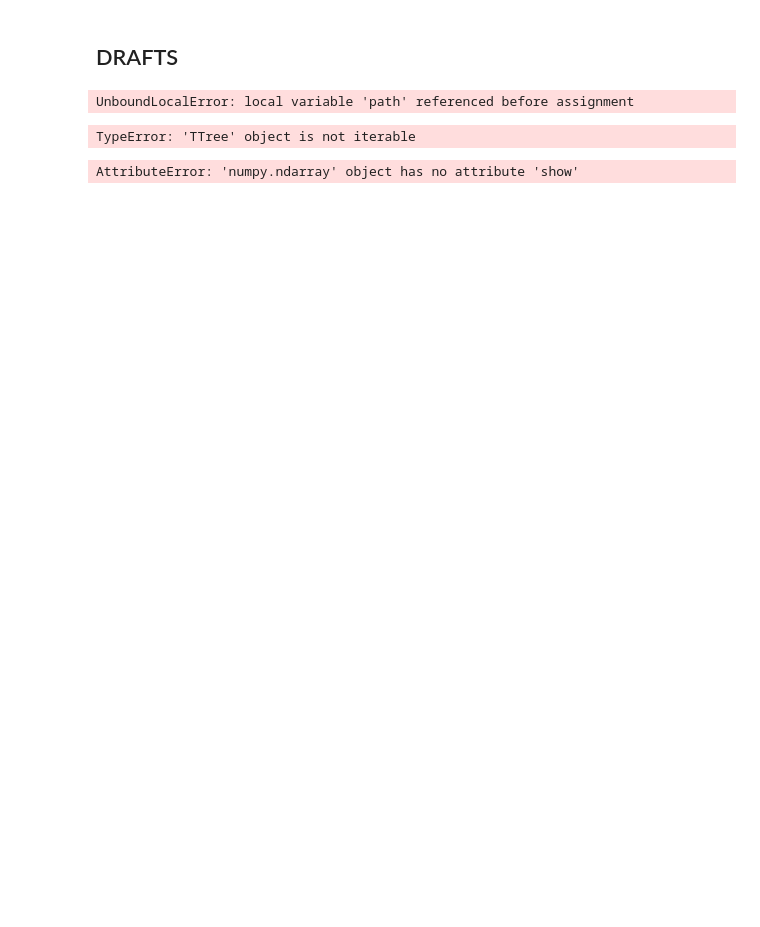
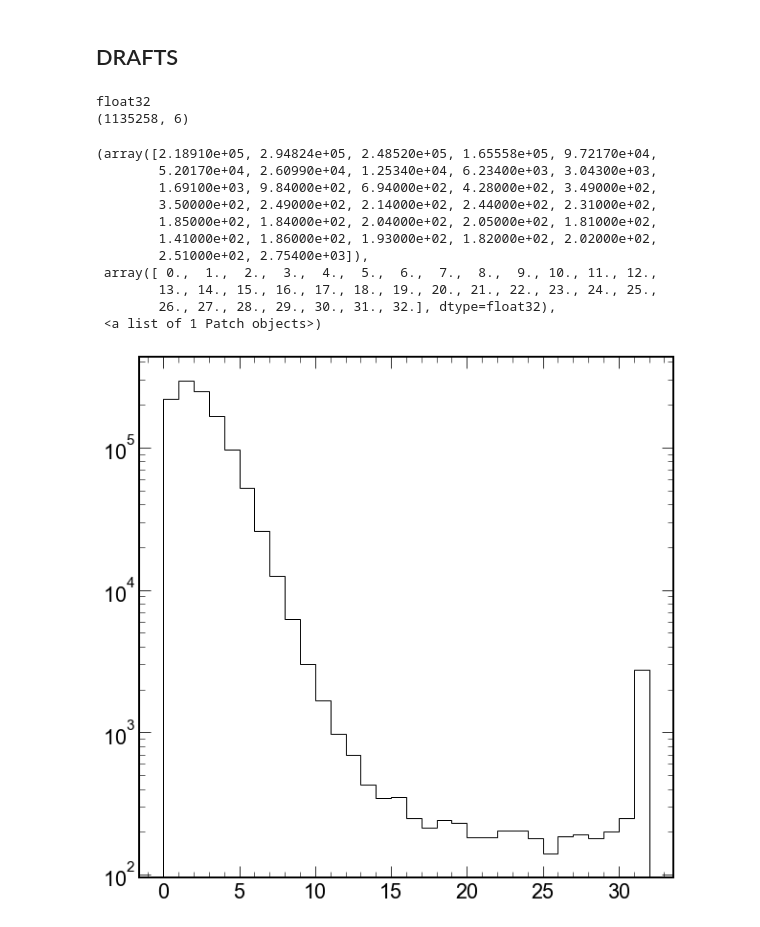
Before and after one commit to bdrum/cern-physics, a Jupyter notebook: notebooks/RhoPrime.ipynb, the cells around one changed output. Drawn from its saved outputs; the diff is of its cells as text; code cells hidden in the pictures; blank space fills up the shorter version.

```diff
--- a/notebooks/RhoPrime.ipynb
+++ b/notebooks/RhoPrime.ipynb
@@ -132,5 +140,45 @@ SyntaxError: unexpected character after line continuation character (<ipython-in
 # %% [markdown]
 ## DRAFTS
+# %%
+#  if( fAODVZero ) {
+#     for(Int_t iv0=0; iv0<64; iv0++) {
+#       if( fAODVZero->GetBBFlag(iv0) == 1 && iv0 < 32 ) nbbc++;
+#       if( fAODVZero->GetBBFlag(iv0) == 1 && iv0 > 31 ) nbba++;
+#       if( fAODVZero->GetBBFlag(iv0) != 1 && fAODVZero->GetBBFlag(iv0) != 0 ) std::cout<<"ogogo"<<std::endl;
+#     }
+
+#     dV0[0]=nbba;
+#     dV0[1]=nbbc;
+#     dV0[2]=fAODVZero->GetV0ADecision();
+#     dV0[3]=fAODVZero->GetV0CDecision();
+#     dV0[4]=fAODVZero->GetNbPMV0A();
+#     dV0[5]=fAODVZero->GetNbPMV0C();
+
+start = 0
+stop  = -1
+dv0 = events.array("dV0", entrystart=start, entrystop=stop)
+print(dv0.dtype)
+print(dv0.shape)
+
+n = 5
+counts, bins = np.histogram(dv0[:,n],bins=32, range=(0,32))
+plt.style.use(hep.style.ROOT)
+plt.hist(dv0[:,n], bins=bins, log=True, histtype='step', color='black')
+# %% [output]
+float32
+(1135258, 6)
+(array([2.18910e+05, 2.94824e+05, 2.48520e+05, 1.65558e+05, 9.72170e+04,
+        5.20170e+04, 2.60990e+04, 1.25340e+04, 6.23400e+03, 3.04300e+03,
+        1.69100e+03, 9.84000e+02, 6.94000e+02, 4.28000e+02, 3.49000e+02,
+        3.50000e+02, 2.49000e+02, 2.14000e+02, 2.44000e+02, 2.31000e+02,
+        1.85000e+02, 1.84000e+02, 2.04000e+02, 2.05000e+02, 1.81000e+02,
+        1.41000e+02, 1.86000e+02, 1.93000e+02, 1.82000e+02, 2.02000e+02,
+        2.51000e+02, 2.75400e+03]),
+ array([ 0.,  1.,  2.,  3.,  4.,  5.,  6.,  7.,  8.,  9., 10., 11., 12.,
+        13., 14., 15., 16., 17., 18., 19., 20., 21., 22., 23., 24., 25.,
+        26., 27., 28., 29., 30., 31., 32.], dtype=float32),
+ <a list of 1 Patch objects>)
+[figure, added]
 # %%
 nTrack = 7
 allData = np.concatenate(
@@ -151,25 +199,3 @@ allData = np.concatenate(
 #df = ps.DataFrame(allData, columns=['px', 'py', 'pz', 'itsl0', 'itsl1', 'tpcref', 'itcref', 'dca0', 'dca1', 'tpcncls', 'sigmtpcpion' ])
 
 #df[(df.itsl1 == 1) * (df.itsl0 == 1) * (df.tpcref > 0) * (df.itcref > 0) * ((np.abs(df.dca0) < 3) + (np.abs(df.dca1) < 3)) * (df.tpcncls > 50) * (np.abs(df.sigmtpcpion) < 3)]
-# %%
-import dask as ds
-import uproot
-# df = ds.dataframe(allData, columns=['px', 'py', 'pz', 'itsl0', 'itsl1', 'tpcref', 'itcref', 'dca0', 'dca1', 'tpcncls', 'sigmtpcpion' ])
-ccup9_2015 =  r"D:\GoogleDrive\Job\cern\Alice\analysis\data\RhoPrime\2015\pvn\ccup9.sel.new.root"
-ccup8_2015 =  r"D:\GoogleDrive\Job\cern\Alice\analysis\data\RhoPrime\2015\pvn\ccup8.sel.new.root"
-
-df = uproot.daskframe(ccup9_2015, 'events')
-# %% [output]
-UnboundLocalError: local variable 'path' referenced before assignment
-# %%
-import uproot
-import awkward1 as ak
-
-data = uproot.open(ccup9_2015)['events']
-events = ak.Array([{name: getattr(obj, "_" + name) for name in obj._fields} for obj in data])
-# %% [output]
-TypeError: 'TTree' object is not iterable
-# %%
-data["Px"].array()
-# %% [output]
-AttributeError: 'numpy.ndarray' object has no attribute 'show'
```
Also changed, not shown: parts of 13 cells of this notebook.
